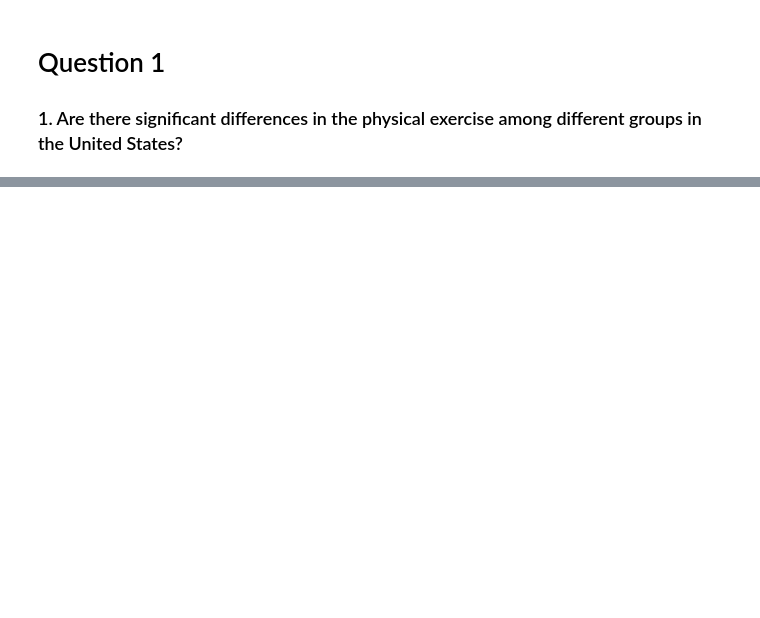
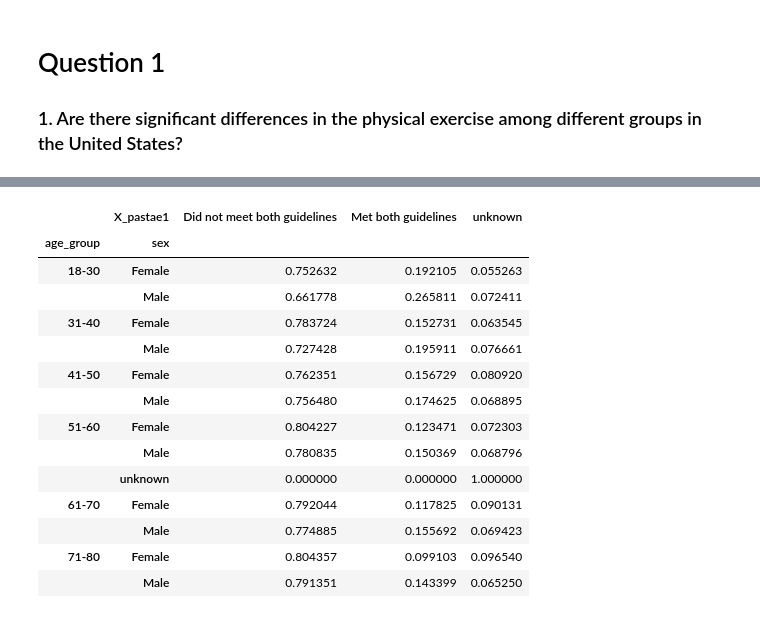
Before and after one commit to yagoTobi/Intro-Estadistica-Computacional, a Jupyter notebook: LabFinal/Question1.ipynb, the cells around one changed output, grey strips where cells are left out. Saved outputs shown, nothing was run; the diff lists cells and outputs as text; code cells hidden in the pictures; blank space fills up the shorter version.

```diff
--- a/LabFinal/Question1.ipynb
+++ b/LabFinal/Question1.ipynb
@@ -57,0 +60,18 @@ plt.show()
+# %%
+age_exercise
+# %% [output]
+|  | X_pastae1 | Did not meet both guidelines | Met both guidelines | unknown |
+| age_group | sex |  |  |  |
+| 18-30 | Female | 0.752632 | 0.192105 | 0.055263 |
+|  | Male | 0.661778 | 0.265811 | 0.072411 |
+| 31-40 | Female | 0.783724 | 0.152731 | 0.063545 |
+|  | Male | 0.727428 | 0.195911 | 0.076661 |
+| 41-50 | Female | 0.762351 | 0.156729 | 0.080920 |
+|  | Male | 0.756480 | 0.174625 | 0.068895 |
+| 51-60 | Female | 0.804227 | 0.123471 | 0.072303 |
+|  | Male | 0.780835 | 0.150369 | 0.068796 |
+|  | unknown | 0.000000 | 0.000000 | 1.000000 |
+| 61-70 | Female | 0.792044 | 0.117825 | 0.090131 |
+|  | Male | 0.774885 | 0.155692 | 0.069423 |
+| 71-80 | Female | 0.804357 | 0.099103 | 0.096540 |
+|  | Male | 0.791351 | 0.143399 | 0.065250 |
```
Also changed, not shown: parts of 12 cells of this notebook, 1 other file.
